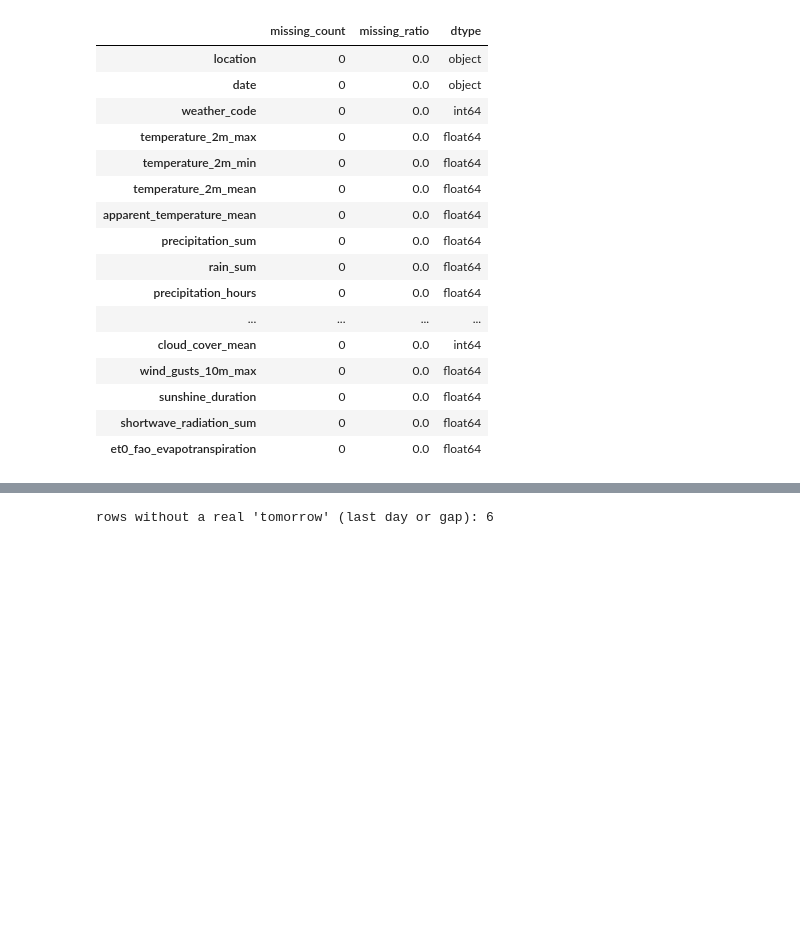
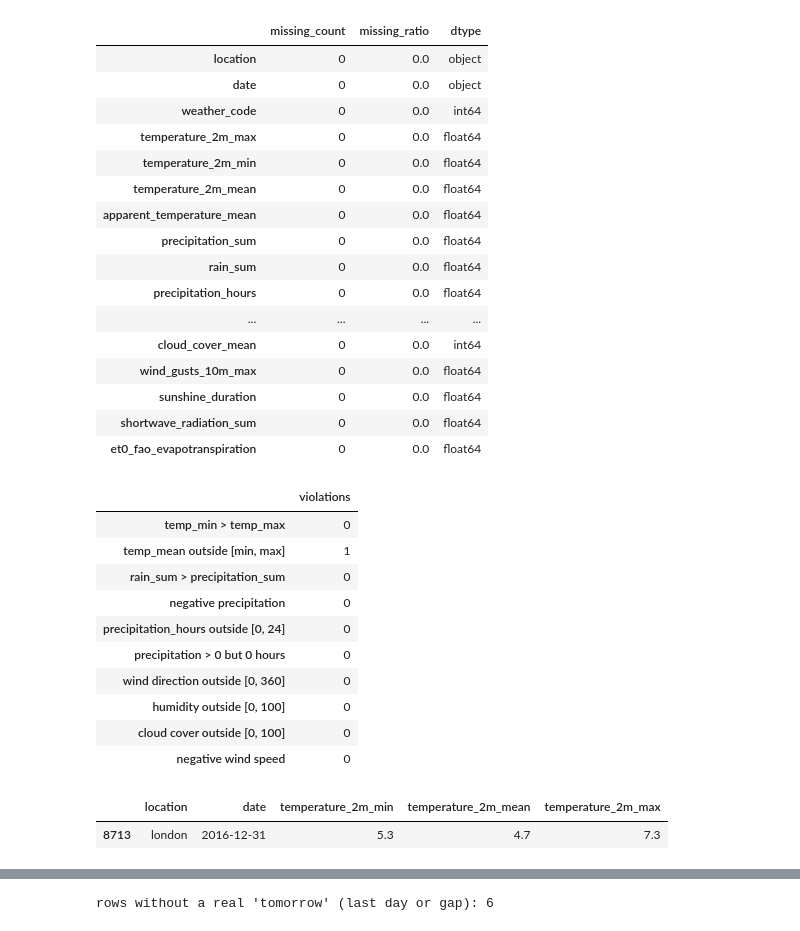
Before and after one commit to rokrok2020/Macine_Learning, a Jupyter notebook: dataset_creation.ipynb, the cells around one changed output, grey strips where cells are left out. Cells and saved outputs as stored; diff of their text form; code cells hidden in the pictures; blank space fills up the shorter version.

```diff
--- a/dataset_creation.ipynb
+++ b/dataset_creation.ipynb
@@ -26,26 +45,60 @@ df.head()
 # %%
+# 1. Missing values per column
 quality = pd.DataFrame({
     "missing_count": df.isna().sum(),
     "missing_ratio": df.isna().mean().round(4),
     "dtype": df.dtypes.astype(str)
 }).sort_values("missing_ratio", ascending=False)
-quality.head(20)
+display(quality)
+
+# 2. Plausibility checks: each rule counts the rows that VIOLATE it
+checks = {
+    "temp_min > temp_max": df["temperature_2m_min"] > df["temperature_2m_max"],
+    "temp_mean outside [min, max]": (df["temperature_2m_mean"] < df["temperature_2m_min"])
+                                    | (df["temperature_2m_mean"] > df["temperature_2m_max"]),
+    "rain_sum > precipitation_sum": df["rain_sum"] > df["precipitation_sum"] + 1e-9,
+    "negative precipitation": df["precipitation_sum"] < 0,
+    "precipitation_hours outside [0, 24]": ~df["precipitation_hours"].between(0, 24),
+    "precipitation > 0 but 0 hours": (df["precipitation_sum"] > 0) & (df["precipitation_hours"] == 0),
+    "wind direction outside [0, 360]": ~df["wind_direction_10m_dominant"].between(0, 360),
+    "humidity outside [0, 100]": ~df["relative_humidity_2m_mean"].between(0, 100),
+    "cloud cover outside [0, 100]": ~df["cloud_cover_mean"].between(0, 100),
+    "negative wind speed": df["wind_speed_10m_max"] < 0,
+}
+display(pd.Series({name: int(mask.sum()) for name, mask in checks.items()}, name="violations").to_frame())
+
+# Show the violating rows (if any) so they can be inspected and handled
+bad_mean = checks["temp_mean outside [min, max]"]
+df.loc[bad_mean, ["location", "date", "temperature_2m_min", "temperature_2m_mean", "temperature_2m_max"]]
 # %% [output]
 |  | missing_count | missing_ratio | dtype |
 | location | 0 | 0.0 | object |
 | date | 0 | 0.0 | object |
 | weather_code | 0 | 0.0 | int64 |
 | temperature_2m_max | 0 | 0.0 | float64 |
 | temperature_2m_min | 0 | 0.0 | float64 |
 | temperature_2m_mean | 0 | 0.0 | float64 |
 | apparent_temperature_mean | 0 | 0.0 | float64 |
 | precipitation_sum | 0 | 0.0 | float64 |
 | rain_sum | 0 | 0.0 | float64 |
 | precipitation_hours | 0 | 0.0 | float64 |
 | ... | ... | ... | ... |
 | cloud_cover_mean | 0 | 0.0 | int64 |
 | wind_gusts_10m_max | 0 | 0.0 | float64 |
 | sunshine_duration | 0 | 0.0 | float64 |
 | shortwave_radiation_sum | 0 | 0.0 | float64 |
 | et0_fao_evapotranspiration | 0 | 0.0 | float64 |
+|  | violations |
+| temp_min > temp_max | 0 |
+| temp_mean outside [min, max] | 1 |
+| rain_sum > precipitation_sum | 0 |
+| negative precipitation | 0 |
+| precipitation_hours outside [0, 24] | 0 |
+| precipitation > 0 but 0 hours | 0 |
+| wind direction outside [0, 360] | 0 |
+| humidity outside [0, 100] | 0 |
+| cloud cover outside [0, 100] | 0 |
+| negative wind speed | 0 |
+|  | location | date | temperature_2m_min | temperature_2m_mean | temperature_2m_max |
+| 8713 | london | 2016-12-31 | 5.3 | 4.7 | 7.3 |
 # %% [markdown]
```
Also changed, not shown: parts of 10 cells of this notebook, 2 other files.
